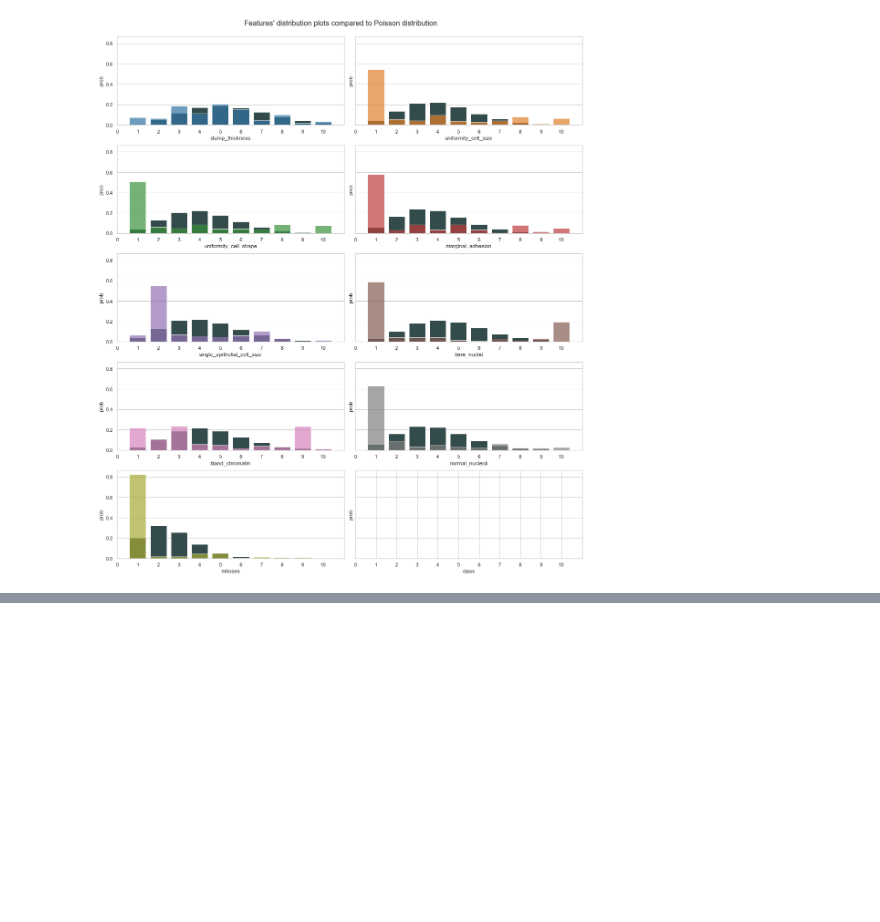
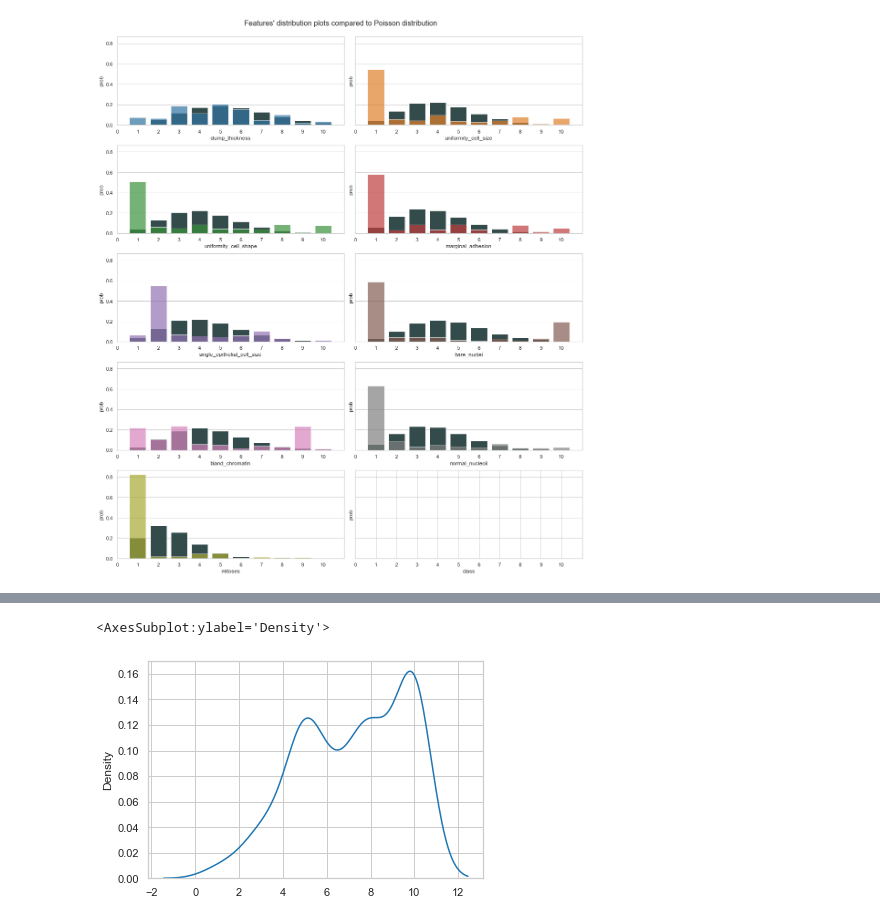
Before and after one commit to rromang/breast_cancer_classification, a Jupyter notebook: notebooks/initial.ipynb, the cells around one changed output, grey strips where cells are left out. Drawn from its saved outputs; the diff is of its cells as text; code cells hidden in the pictures; blank space fills up the shorter version.

```diff
--- a/notebooks/initial.ipynb
+++ b/notebooks/initial.ipynb
@@ -713,0 +771,3 @@ plt.show()
+# %%
+df_mal = df_dropped[df_dropped['class']==4]
+df_mal
@@ -713,0 +788,5 @@ plt.show()
+# %%
+sns.distplot(x=df_mal['clump_thickness'], hist=False)
+# %% [output]
+<AxesSubplot:ylabel='Density'>
+[figure, added]
```
Also changed, not shown: parts of 8 cells of this notebook, 2 other files.
